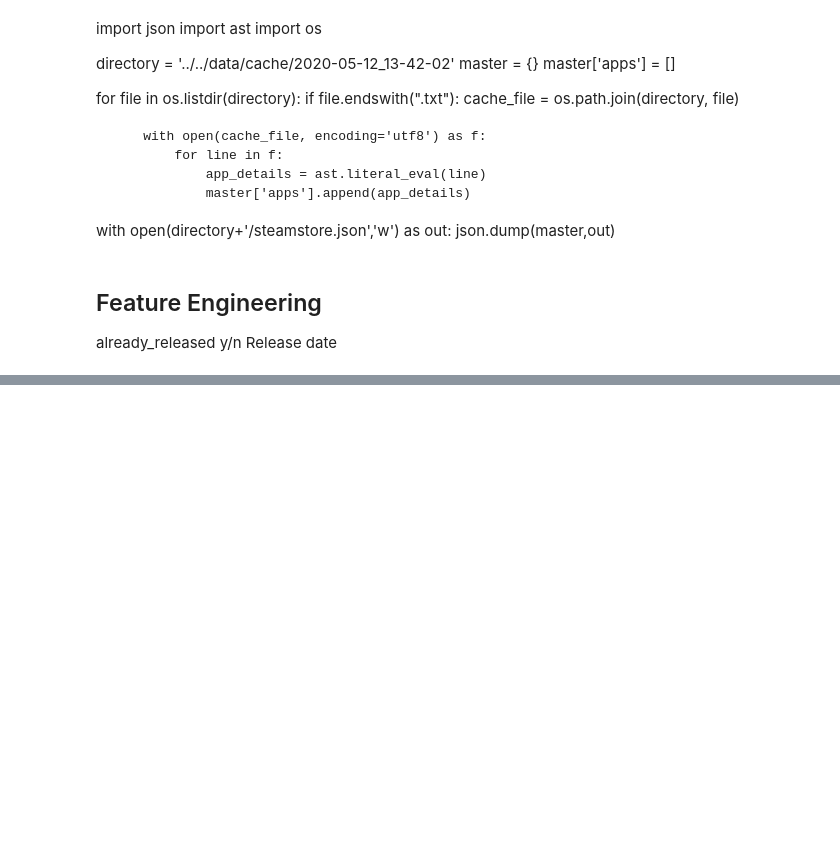
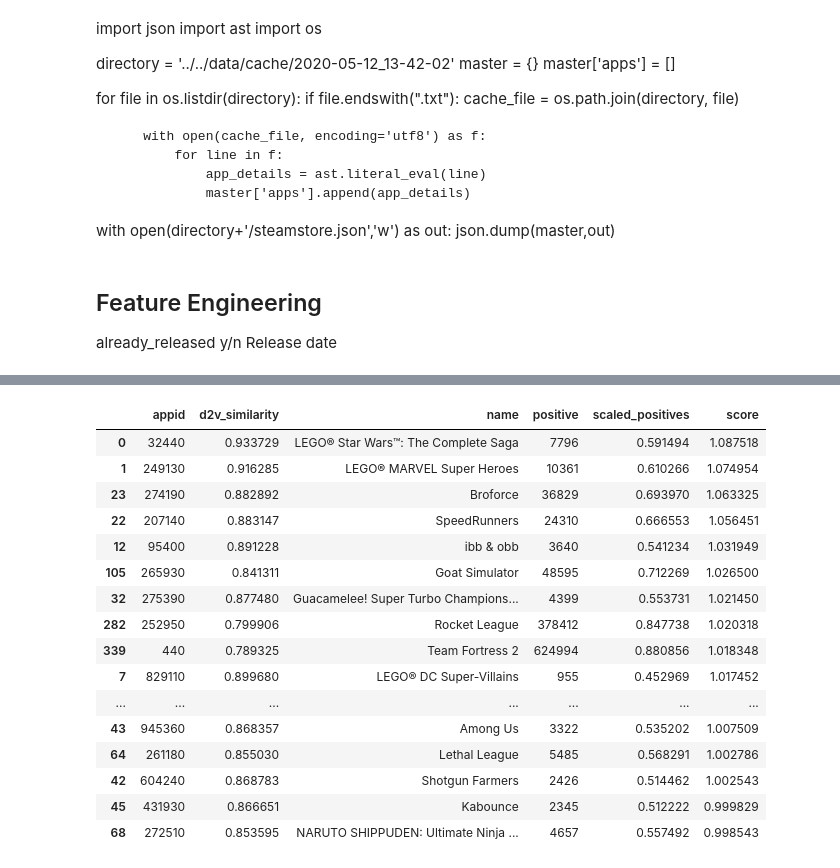
Before and after one commit to JamalRahman/Video-Game-Recommender, a Jupyter notebook: src/nb/eda.ipynb, the cells around one changed output, grey strips where cells are left out. Saved outputs shown, nothing was run; the diff lists cells and outputs as text; code cells hidden in the pictures; blank space fills up the shorter version.

```diff
--- a/src/nb/eda.ipynb
+++ b/src/nb/eda.ipynb
@@ -68,0 +280,20 @@ app_data['price'] = app_data.apply((lambda x: 0 if x['is_free']==True else x['pr
+# %%
+similar_games.sort_values(by='score',ascending=False).head(20)
+# %% [output]
+|  | appid | d2v_similarity | name | positive | scaled_positives | score |
+| 0 | 32440 | 0.933729 | LEGO® Star Wars™: The Complete Saga | 7796 | 0.591494 | 1.087518 |
+| 1 | 249130 | 0.916285 | LEGO® MARVEL Super Heroes | 10361 | 0.610266 | 1.074954 |
+| 23 | 274190 | 0.882892 | Broforce | 36829 | 0.693970 | 1.063325 |
+| 22 | 207140 | 0.883147 | SpeedRunners | 24310 | 0.666553 | 1.056451 |
+| 12 | 95400 | 0.891228 | ibb & obb | 3640 | 0.541234 | 1.031949 |
+| 105 | 265930 | 0.841311 | Goat Simulator | 48595 | 0.712269 | 1.026500 |
+| 32 | 275390 | 0.877480 | Guacamelee! Super Turbo Champions... | 4399 | 0.553731 | 1.021450 |
+| 282 | 252950 | 0.799906 | Rocket League | 378412 | 0.847738 | 1.020318 |
+| 339 | 440 | 0.789325 | Team Fortress 2 | 624994 | 0.880856 | 1.018348 |
+| 7 | 829110 | 0.899680 | LEGO® DC Super-Villains | 955 | 0.452969 | 1.017452 |
+| ... | ... | ... | ... | ... | ... | ... |
+| 43 | 945360 | 0.868357 | Among Us | 3322 | 0.535202 | 1.007509 |
+| 64 | 261180 | 0.855030 | Lethal League | 5485 | 0.568291 | 1.002786 |
+| 42 | 604240 | 0.868783 | Shotgun Farmers | 2426 | 0.514462 | 1.002543 |
+| 45 | 431930 | 0.866651 | Kabounce | 2345 | 0.512222 | 0.999829 |
+| 68 | 272510 | 0.853595 | NARUTO SHIPPUDEN: Ultimate Ninja ... | 4657 | 0.557492 | 0.998543 |
```
Also changed, not shown: parts of 48 cells of this notebook, 2 other files.
